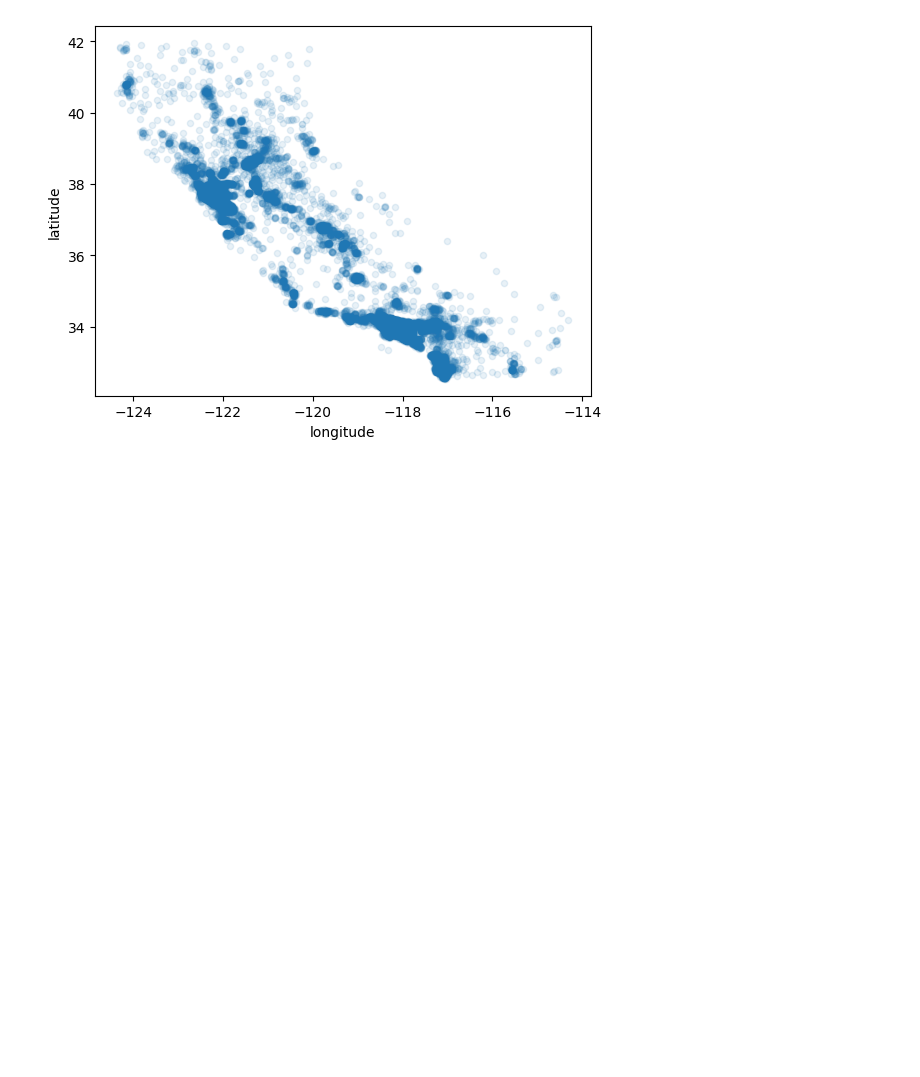
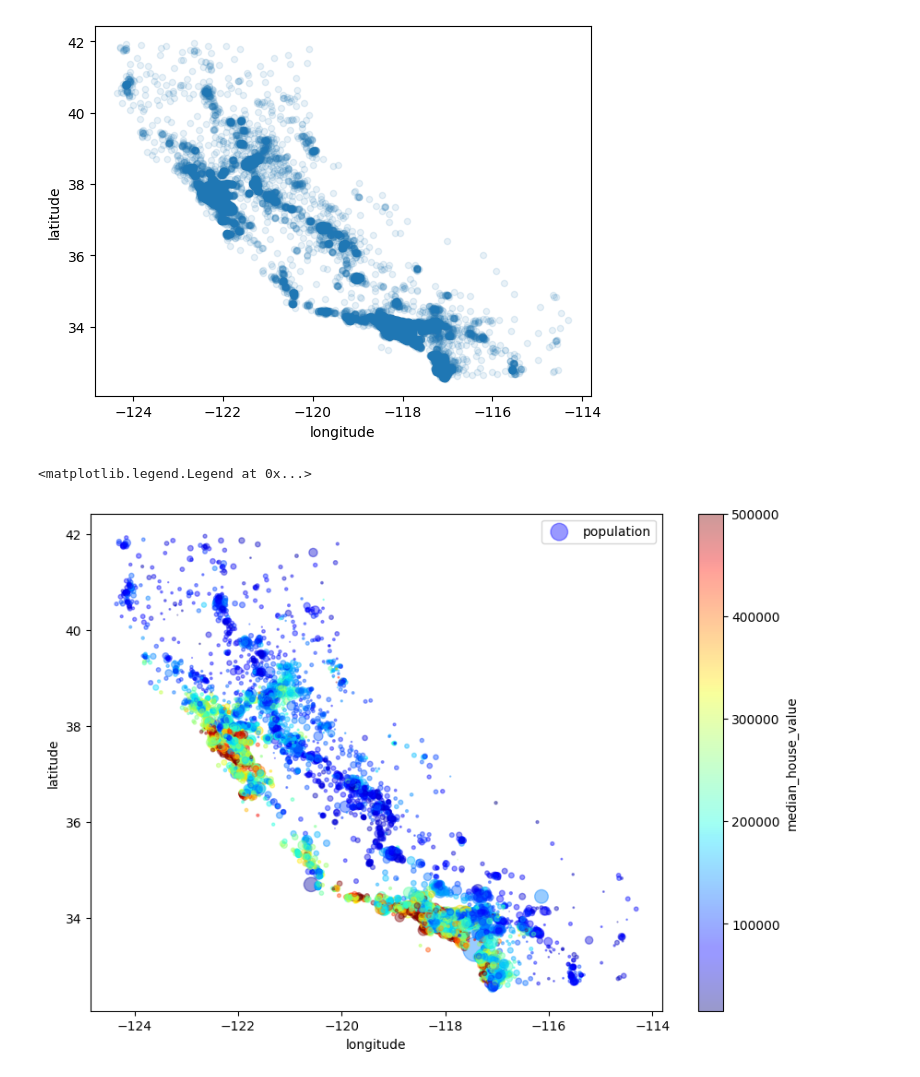
Before and after one commit to Nahsc0/House_Prediction_Model, a Jupyter notebook: House Price Prediction Model.ipynb, the cells around one changed output. Saved outputs shown, nothing was run; the diff lists cells and outputs as text; code cells hidden in the pictures; blank space fills up the shorter version.

Commit message:
using scatter plot to see patterns in the data set with additional info

```diff
--- a/House Price Prediction Model.ipynb
+++ b/House Price Prediction Model.ipynb
@@ -159,0 +155,17 @@ plt.legend()
+# %%
+df.plot(
+    kind="scatter",  # Specify the kind of plot as a scatter plot
+    x="longitude",   # Set the x-axis data to the "longitude" column of the DataFrame
+    y="latitude",    # Set the y-axis data to the "latitude" column of the DataFrame
+    alpha=0.4,        # Set the transparency of data points to 0.4 (40% opacity)
+    s=df["population"]/100,  # Set the size of data points based on the "population" column (scaled for better visualization)
+    label="population",      # Add a label for the legend (population)
+    figsize=(10, 7),        # Set the size of the figure (width=10, height=7)
+    c="median_house_value",  # Set the color of data points based on the "median_house_value" column
+    cmap=plt.get_cmap("jet"),  # Specify the colormap for coloring data points (jet colormap)
+    colorbar=True,             # Show a colorbar on the plot
+)
+plt.legend()  # Display the legend on the plot
+# %% [output]
+<matplotlib.legend.Legend at 0x...>
+[figure, added]
```
Also changed, not shown: parts of 1 cell of this notebook.
